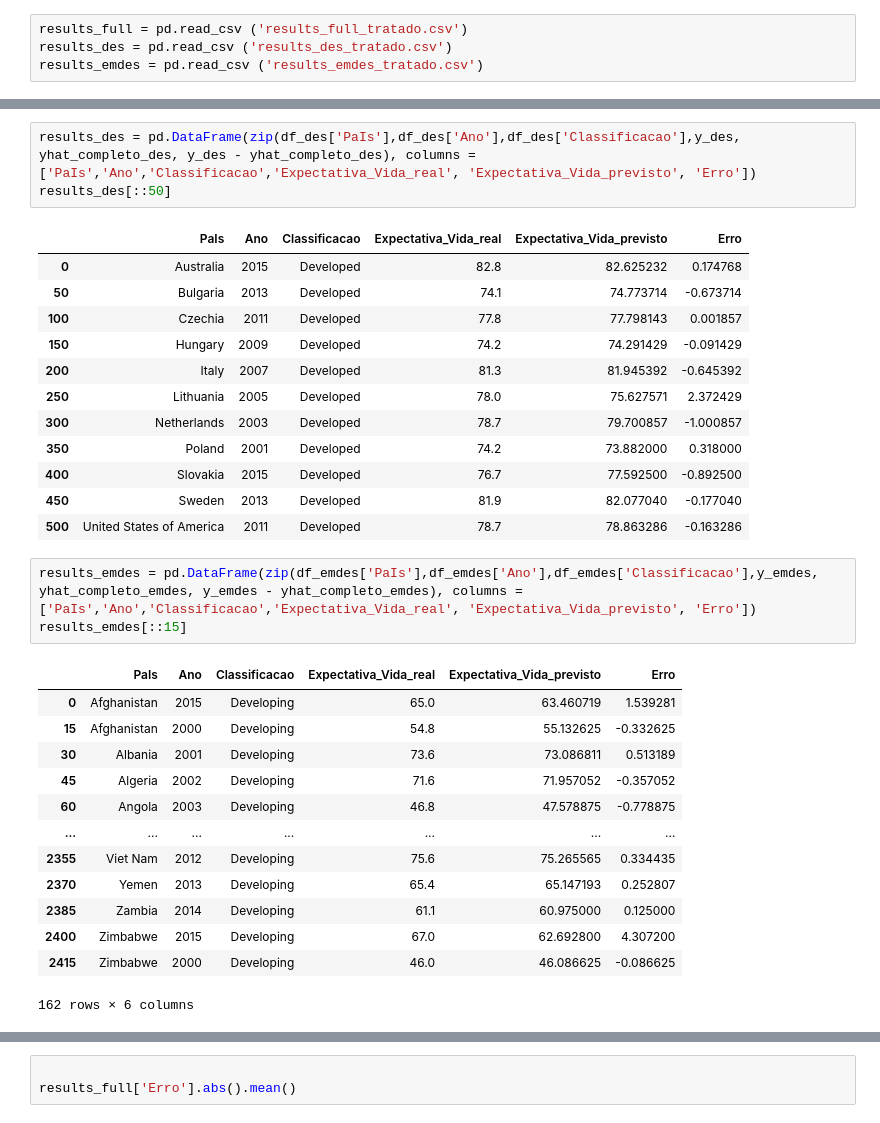
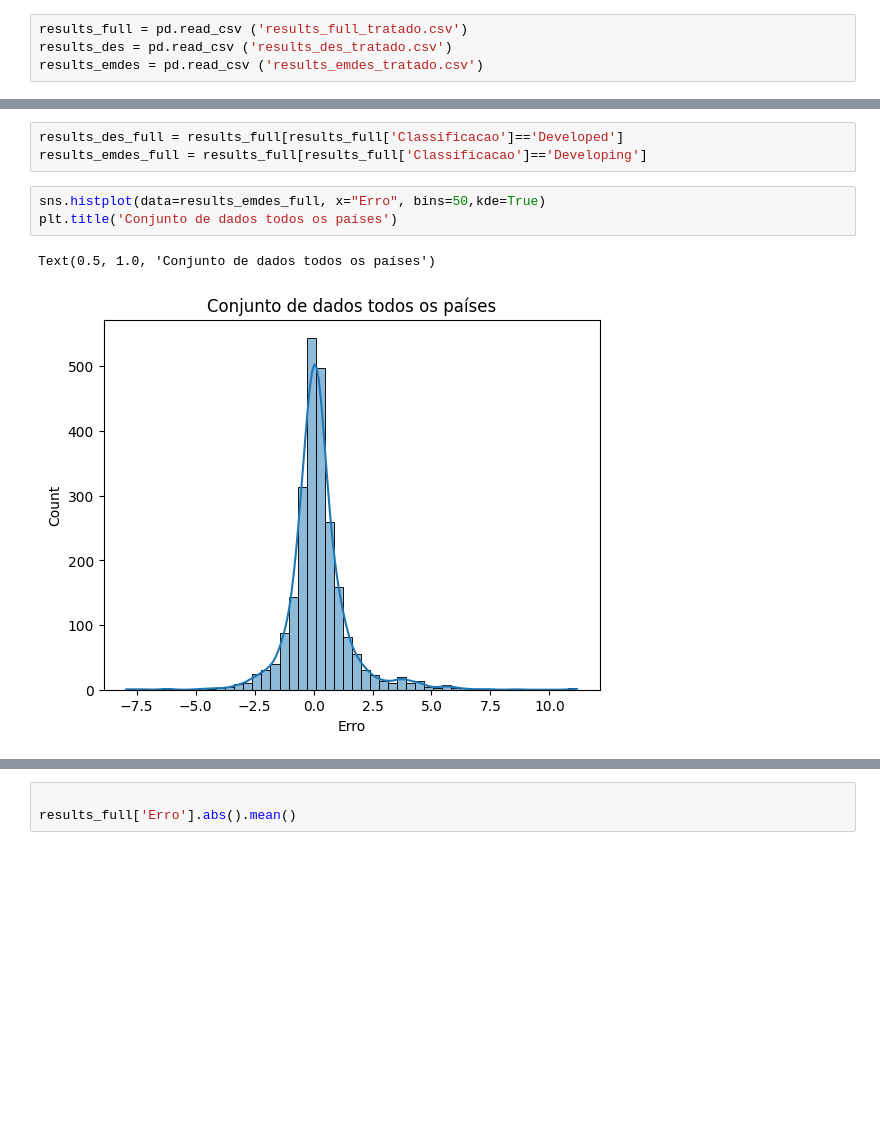
Before and after one commit to rochamarcio/Expectativa_de_vida, a Jupyter notebook: Expectativa_de_vida_modelo.ipynb, the cells around one changed output, grey strips where cells are left out. Drawn from its saved outputs; the diff is of its cells as text; blank space fills up the shorter version.

```diff
--- a/Expectativa_de_vida_modelo.ipynb
+++ b/Expectativa_de_vida_modelo.ipynb
@@ -372,33 +409,9 @@ sns.histplot(data=results_emdes, x="Erro", bins=50,kde=True)
-# %%
-results_des = pd.DataFrame(zip(df_des['PaIs'],df_des['Ano'],df_des['Classificacao'],y_des, yhat_completo_des, y_des - yhat_completo_des), columns = ['PaIs','Ano','Classificacao','Expectativa_Vida_real', 'Expectativa_Vida_previsto', 'Erro'])
-results_des[::50]
-# %% [output]
-|  | PaIs | Ano | Classificacao | Expectativa_Vida_real | Expectativa_Vida_previsto | Erro |
-| 0 | Australia | 2015 | Developed | 82.8 | 82.625232 | 0.174768 |
-| 50 | Bulgaria | 2013 | Developed | 74.1 | 74.773714 | -0.673714 |
-| 100 | Czechia | 2011 | Developed | 77.8 | 77.798143 | 0.001857 |
-| 150 | Hungary | 2009 | Developed | 74.2 | 74.291429 | -0.091429 |
-| 200 | Italy | 2007 | Developed | 81.3 | 81.945392 | -0.645392 |
-| 250 | Lithuania | 2005 | Developed | 78.0 | 75.627571 | 2.372429 |
-| 300 | Netherlands | 2003 | Developed | 78.7 | 79.700857 | -1.000857 |
-| 350 | Poland | 2001 | Developed | 74.2 | 73.882000 | 0.318000 |
-| 400 | Slovakia | 2015 | Developed | 76.7 | 77.592500 | -0.892500 |
-| 450 | Sweden | 2013 | Developed | 81.9 | 82.077040 | -0.177040 |
-| 500 | United States of America | 2011 | Developed | 78.7 | 78.863286 | -0.163286 |
-# %%
-results_emdes = pd.DataFrame(zip(df_emdes['PaIs'],df_emdes['Ano'],df_emdes['Classificacao'],y_emdes, yhat_completo_emdes, y_emdes - yhat_completo_emdes), columns = ['PaIs','Ano','Classificacao','Expectativa_Vida_real', 'Expectativa_Vida_previsto', 'Erro'])
-results_emdes[::15]
-# %% [output]
-|  | PaIs | Ano | Classificacao | Expectativa_Vida_real | Expectativa_Vida_previsto | Erro |
-| 0 | Afghanistan | 2015 | Developing | 65.0 | 63.460719 | 1.539281 |
-| 15 | Afghanistan | 2000 | Developing | 54.8 | 55.132625 | -0.332625 |
-| 30 | Albania | 2001 | Developing | 73.6 | 73.086811 | 0.513189 |
-| 45 | Algeria | 2002 | Developing | 71.6 | 71.957052 | -0.357052 |
-| 60 | Angola | 2003 | Developing | 46.8 | 47.578875 | -0.778875 |
-| ... | ... | ... | ... | ... | ... | ... |
-| 2355 | Viet Nam | 2012 | Developing | 75.6 | 75.265565 | 0.334435 |
-| 2370 | Yemen | 2013 | Developing | 65.4 | 65.147193 | 0.252807 |
-| 2385 | Zambia | 2014 | Developing | 61.1 | 60.975000 | 0.125000 |
-| 2400 | Zimbabwe | 2015 | Developing | 67.0 | 62.692800 | 4.307200 |
-| 2415 | Zimbabwe | 2000 | Developing | 46.0 | 46.086625 | -0.086625 |
-162 rows × 6 columns
+# %%
+results_des_full = results_full[results_full['Classificacao']=='Developed']
+results_emdes_full = results_full[results_full['Classificacao']=='Developing']
+# %%
+sns.histplot(data=results_emdes_full, x="Erro", bins=50,kde=True)
+plt.title('Conjunto de dados todos os países')
+# %% [output]
+Text(0.5, 1.0, 'Conjunto de dados todos os países')
+[figure, added]
```
Also changed, not shown: parts of 9 cells of this notebook, 2 other files.
